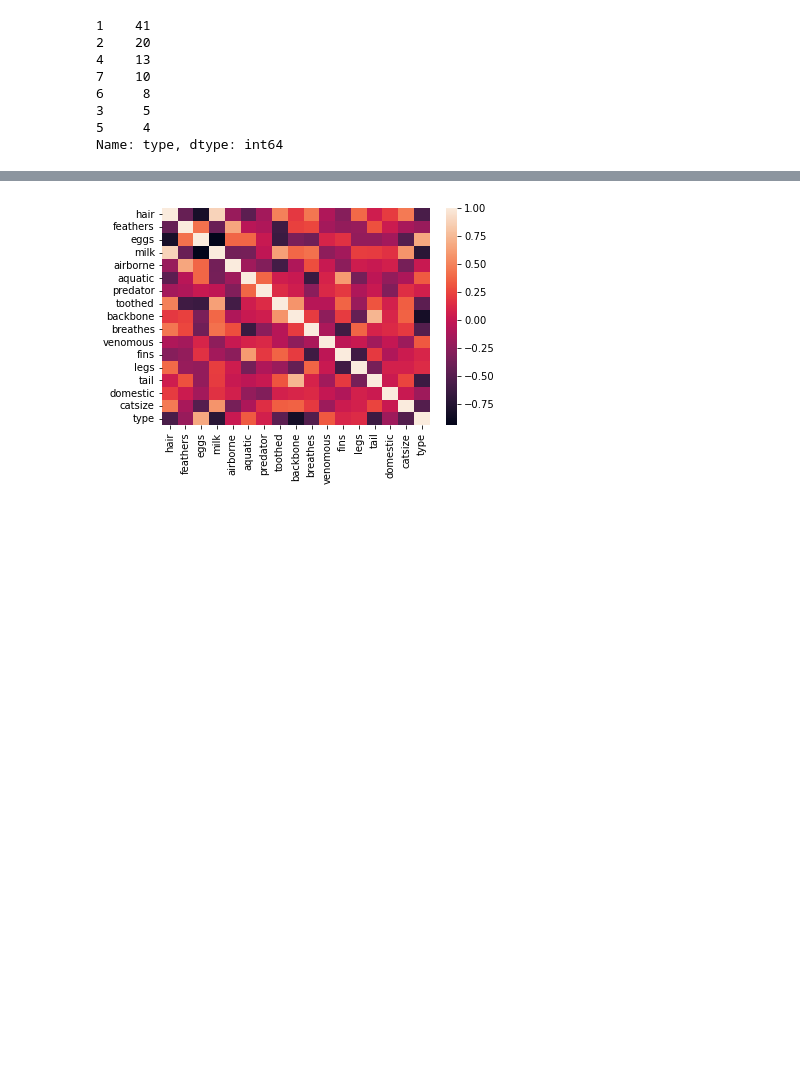
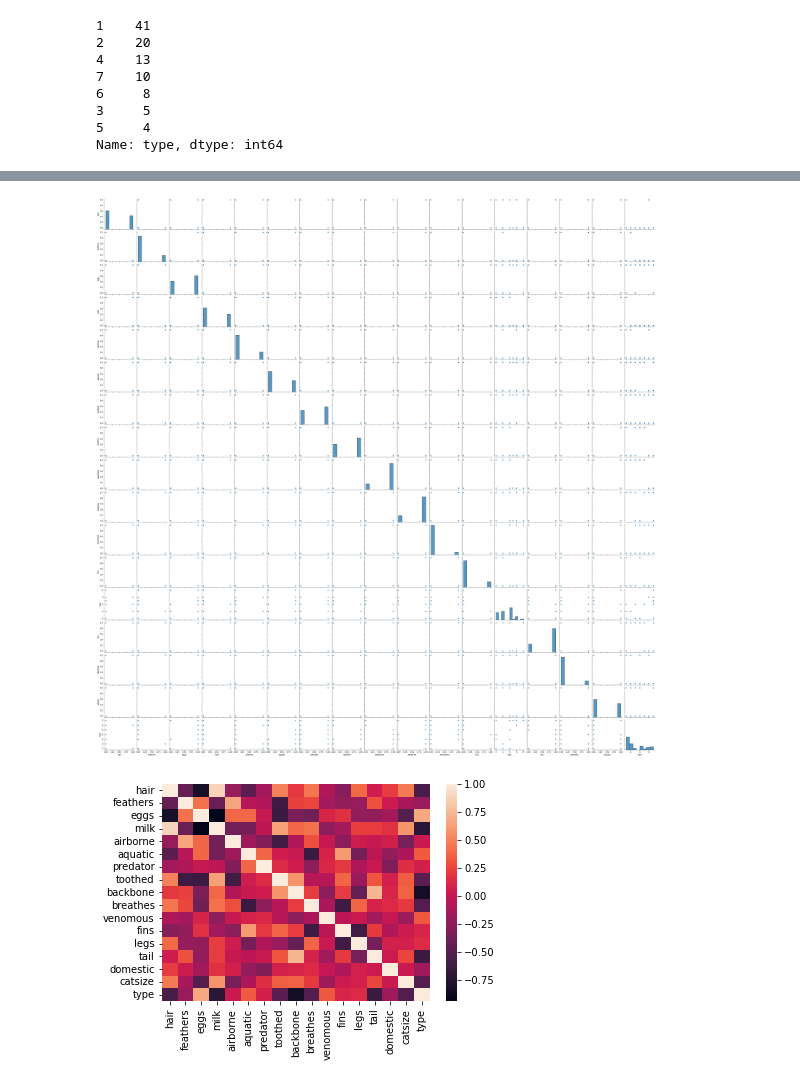
Before and after one commit to SamadSultan/12-KNN, a Jupyter notebook: Zoo.ipynb, the cells around one changed output, grey strips where cells are left out. Drawn from its saved outputs; the diff is of its cells as text; code cells hidden in the pictures; blank space fills up the shorter version.

```diff
--- a/Zoo.ipynb
+++ b/Zoo.ipynb
@@ -95,3 +120,7 @@ Name: type, dtype: int64
+# %%
+sns.pairplot(data);
+# %% [output]
+[figure, added]
 # %%
 corr=data.corr()
 # %%
```
Also changed, not shown: parts of 2 cells of this notebook, 1 other file.
